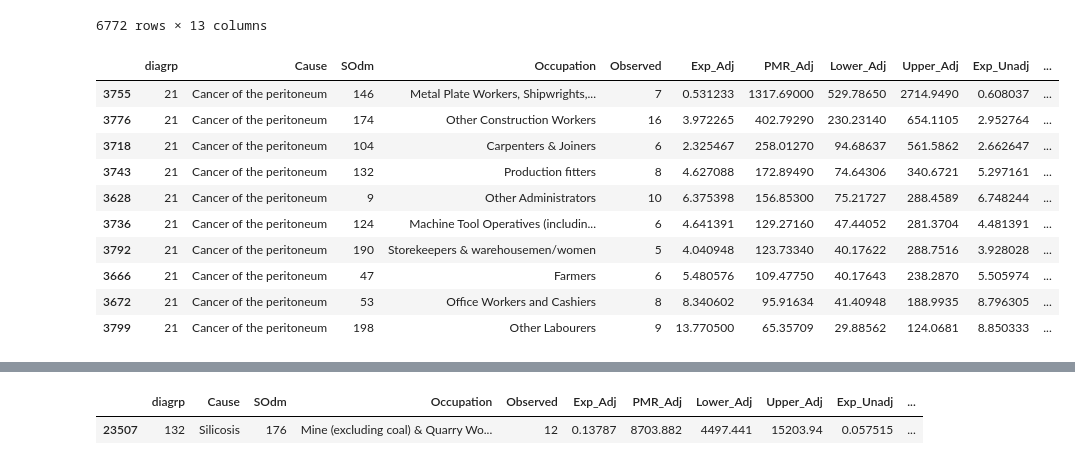
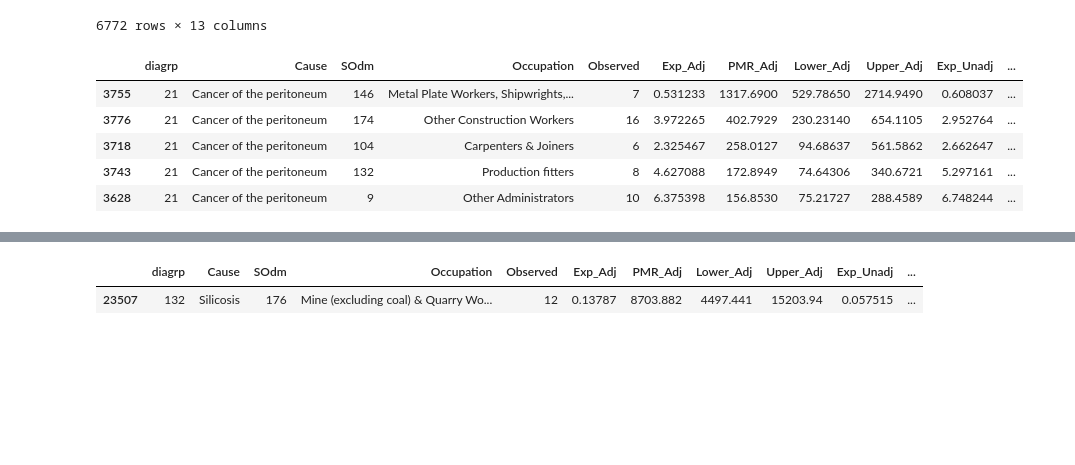
Before and after one commit to drcjar/jobdeaths, a Jupyter notebook: deathjobs.ipynb, the cells around one changed output, grey strips where cells are left out. Drawn from its saved outputs; the diff is of its cells as text; code cells hidden in the pictures; blank space fills up the shorter version.

```diff
--- a/deathjobs.ipynb
+++ b/deathjobs.ipynb
@@ -87,16 +89,11 @@ df[df['Observed'] > 5].sort('PMR_Adj', ascending=False) # lets see the biggest p
 # %%
 df[df['Observed'] > 5].sort('PMR_Adj', ascending=False).to_csv('BiggestPMRsForPaul.csv')
 # %%
-df[(df['Cause'] == 'Cancer of the peritoneum') & (df['Observed'] > 4)].sort('PMR_Adj', ascending=False)
+df[(df['Cause'] == 'Cancer of the peritoneum') & (df['Observed'] > 4)].sort('PMR_Adj', ascending=False).head()
 # %% [output]
 |  | diagrp | Cause | SOdm | Occupation | Observed | Exp_Adj | PMR_Adj | Lower_Adj | Upper_Adj | Exp_Unadj | ... |
-| 3755 | 21 | Cancer of the peritoneum | 146 | Metal Plate Workers, Shipwrights,... | 7 | 0.531233 | 1317.69000 | 529.78650 | 2714.9490 | 0.608037 | ... |
-| 3776 | 21 | Cancer of the peritoneum | 174 | Other Construction Workers | 16 | 3.972265 | 402.79290 | 230.23140 | 654.1105 | 2.952764 | ... |
-| 3718 | 21 | Cancer of the peritoneum | 104 | Carpenters & Joiners | 6 | 2.325467 | 258.01270 | 94.68637 | 561.5862 | 2.662647 | ... |
-| 3743 | 21 | Cancer of the peritoneum | 132 | Production fitters | 8 | 4.627088 | 172.89490 | 74.64306 | 340.6721 | 5.297161 | ... |
-| 3628 | 21 | Cancer of the peritoneum | 9 | Other Administrators | 10 | 6.375398 | 156.85300 | 75.21727 | 288.4589 | 6.748244 | ... |
-| 3736 | 21 | Cancer of the peritoneum | 124 | Machine Tool Operatives (includin... | 6 | 4.641391 | 129.27160 | 47.44052 | 281.3704 | 4.481391 | ... |
-| 3792 | 21 | Cancer of the peritoneum | 190 | Storekeepers & warehousemen/women | 5 | 4.040948 | 123.73340 | 40.17622 | 288.7516 | 3.928028 | ... |
-| 3666 | 21 | Cancer of the peritoneum | 47 | Farmers | 6 | 5.480576 | 109.47750 | 40.17643 | 238.2870 | 5.505974 | ... |
-| 3672 | 21 | Cancer of the peritoneum | 53 | Office Workers and Cashiers | 8 | 8.340602 | 95.91634 | 41.40948 | 188.9935 | 8.796305 | ... |
-| 3799 | 21 | Cancer of the peritoneum | 198 | Other Labourers | 9 | 13.770500 | 65.35709 | 29.88562 | 124.0681 | 8.850333 | ... |
+| 3755 | 21 | Cancer of the peritoneum | 146 | Metal Plate Workers, Shipwrights,... | 7 | 0.531233 | 1317.6900 | 529.78650 | 2714.9490 | 0.608037 | ... |
+| 3776 | 21 | Cancer of the peritoneum | 174 | Other Construction Workers | 16 | 3.972265 | 402.7929 | 230.23140 | 654.1105 | 2.952764 | ... |
+| 3718 | 21 | Cancer of the peritoneum | 104 | Carpenters & Joiners | 6 | 2.325467 | 258.0127 | 94.68637 | 561.5862 | 2.662647 | ... |
+| 3743 | 21 | Cancer of the peritoneum | 132 | Production fitters | 8 | 4.627088 | 172.8949 | 74.64306 | 340.6721 | 5.297161 | ... |
+| 3628 | 21 | Cancer of the peritoneum | 9 | Other Administrators | 10 | 6.375398 | 156.8530 | 75.21727 | 288.4589 | 6.748244 | ... |
```
Also changed, not shown: parts of 17 cells of this notebook, 2 other files.
